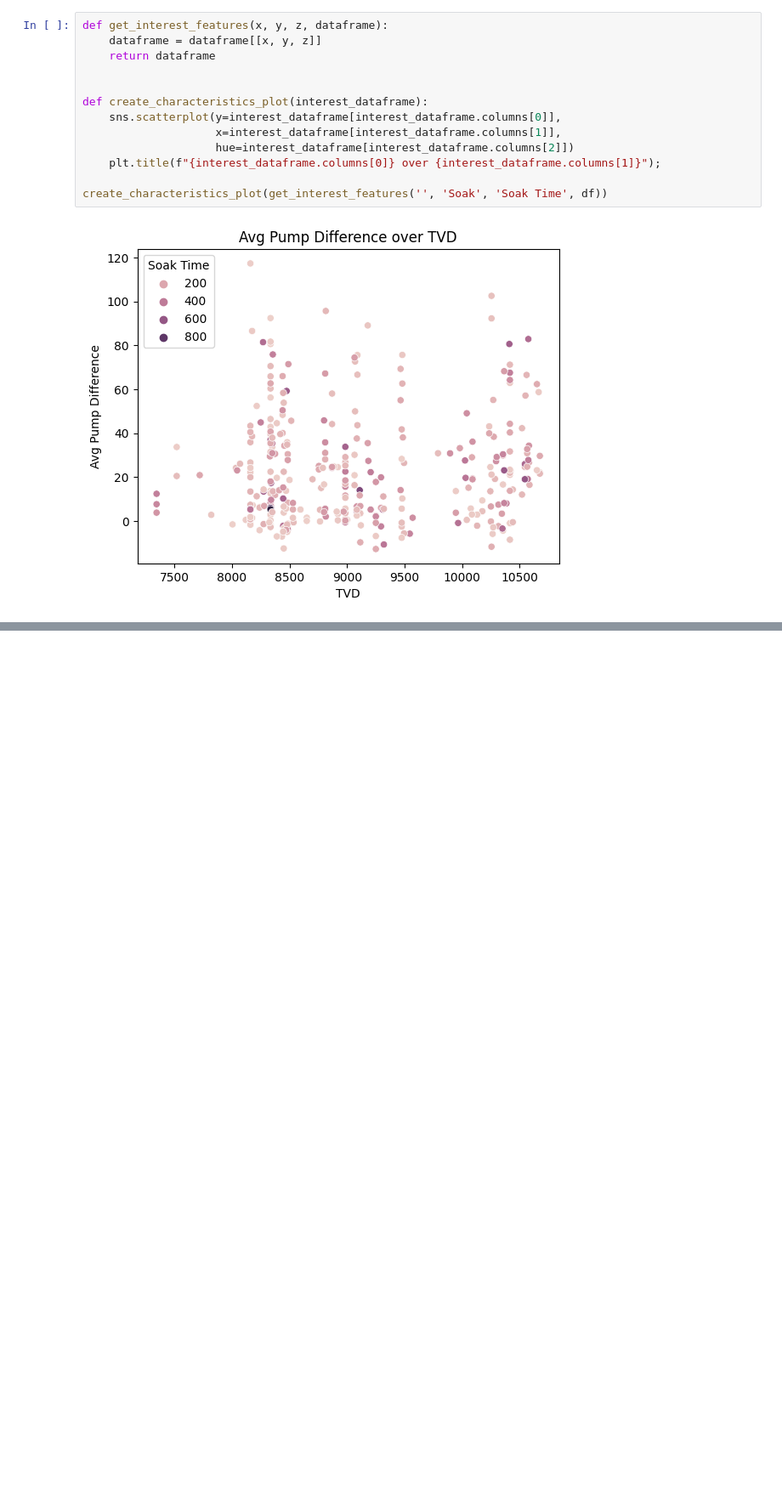
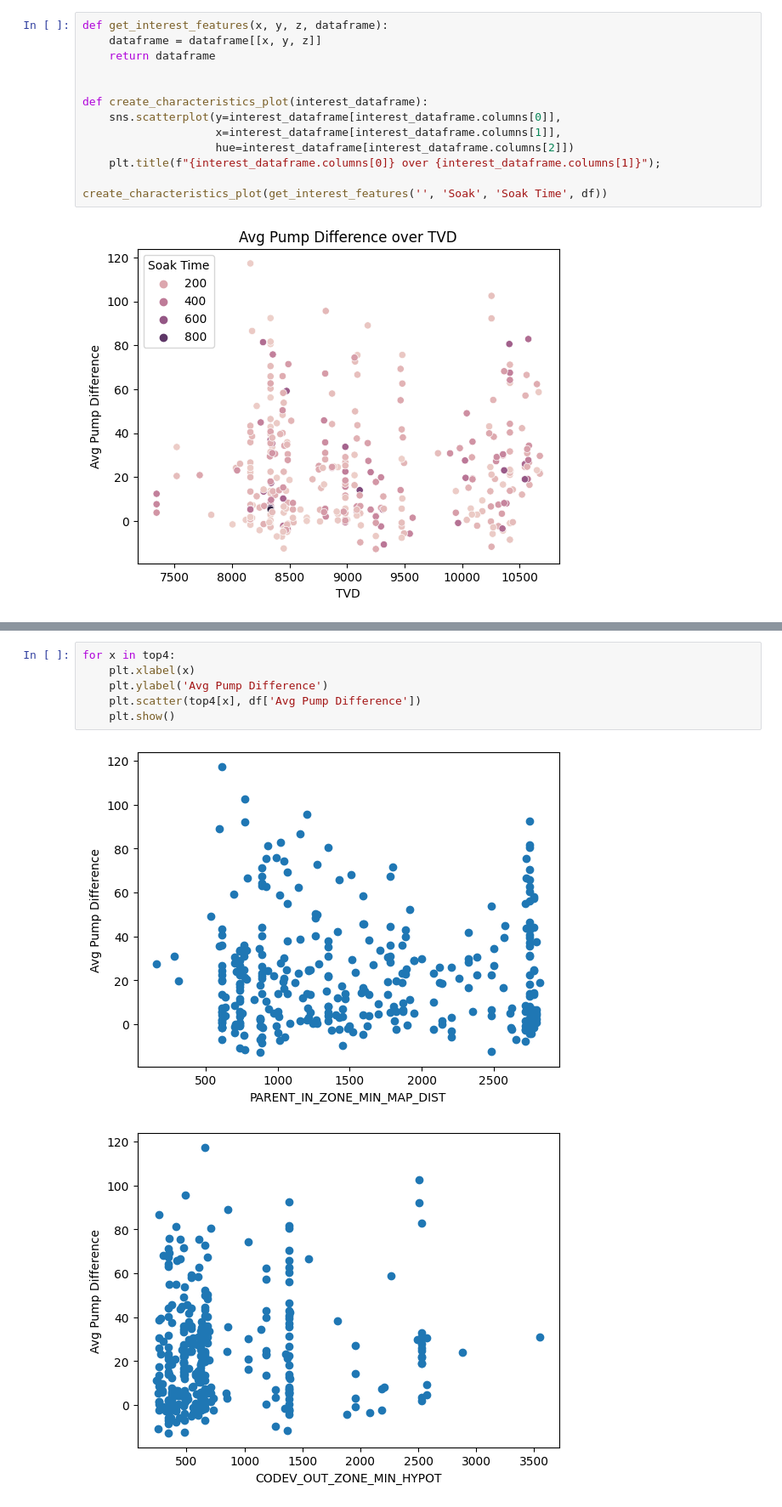
Before and after one commit to PGEHackathon/wildcats, a Jupyter notebook: FeatureExploration.ipynb, the cells around one changed output, grey strips where cells are left out. Shown at 85% size. Cells and saved outputs as stored; diff of their text form; blank space fills up the shorter version.

```diff
--- a/FeatureExploration.ipynb
+++ b/FeatureExploration.ipynb
@@ -88,0 +104,9 @@ create_characteristics_plot(get_interest_features('', 'Soak', 'Soak Time', df))
+# %%
+for x in top4:
+    plt.xlabel(x)
+    plt.ylabel('Avg Pump Difference')
+    plt.scatter(top4[x], df['Avg Pump Difference'])
+    plt.show()
+# %% [output]
+[figure, added]
+[figure, added]
```
Also changed, not shown: parts of 3 cells of this notebook, 8 other files.
